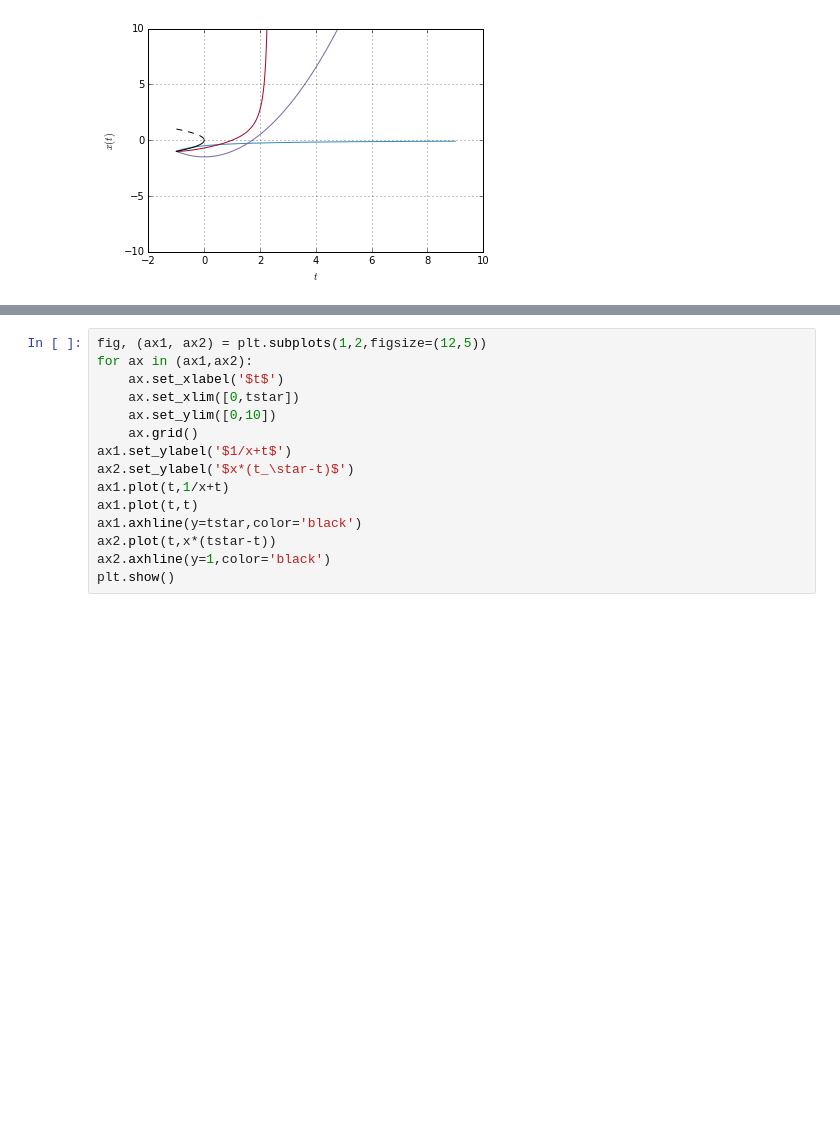
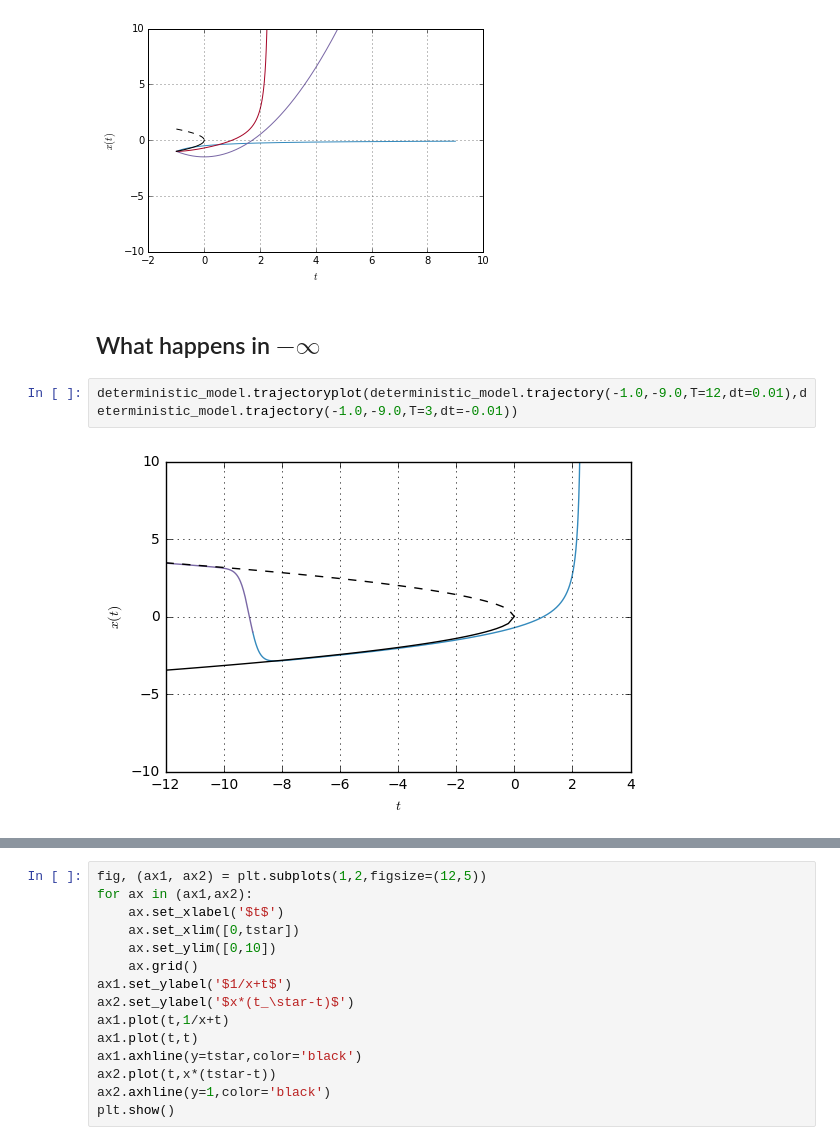
Before and after one commit to cbherbert/stochrare, a Jupyter notebook: Stability-Loss.ipynb, the cells around one changed output, grey strips where cells are left out. Saved outputs shown, nothing was run; the diff lists cells and outputs as text; blank space fills up the shorter version.

```diff
--- a/Stability-Loss.ipynb
+++ b/Stability-Loss.ipynb
@@ -35,3 +41,9 @@ deterministic_model.trajectoryplot(*[deterministic_model.trajectory(-2.0,-4.0,T=
 deterministic_model.trajectoryplot(stochtrans1D.StochModel(lambda x,t: x**2,0).trajectory(-1.0,-1.0,T=10,dt=0.01),stochtrans1D.StochModel(lambda x,t: t,0).trajectory(-1.0,-1.0,T=10,dt=0.01),deterministic_model.trajectory(-1.0,-1.0,T=10,dt=0.01))
 # %% [output]
 [figure]
+# %% [markdown]
+## What happens in $-\infty$
+# %%
+deterministic_model.trajectoryplot(deterministic_model.trajectory(-1.0,-9.0,T=12,dt=0.01),deterministic_model.trajectory(-1.0,-9.0,T=3,dt=-0.01))
+# %% [output]
+[figure, added]
```
Also changed, not shown: parts of 49 cells of this notebook, 1 other file.
